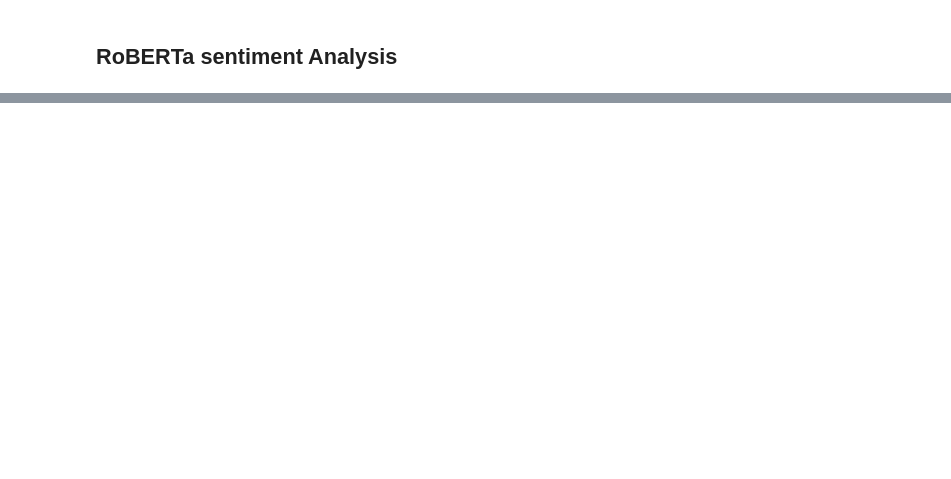
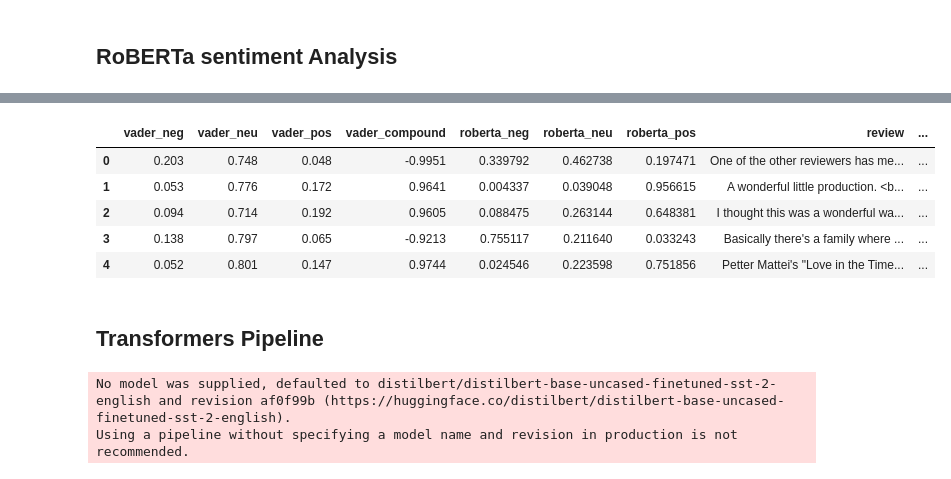
Before and after one commit to yaseminkhan/sentimentAnalysis, a Jupyter notebook: sentimentAnalysis.ipynb, the cells around one changed output, grey strips where cells are left out. Drawn from its saved outputs; the diff is of its cells as text; code cells hidden in the pictures; blank space fills up the shorter version.

```diff
--- a/sentimentAnalysis.ipynb
+++ b/sentimentAnalysis.ipynb
@@ -47,6 +46,6 @@ nltk.download('vader_lexicon')
 [nltk_data]   Package vader_lexicon is already up-to-date!
 True
 # %%
-example = df["review"][800]
+example = df["review"][8]
 print(example)
 # %% [output]
@@ -162,0 +167,20 @@ plt.show()
+# %%
+#HuggingFace model that has already been trained on twitter data for sentiment analysis
+MODEL = "cardiffnlp/twitter-roberta-base-sentiment"
+tokenizer = AutoTokenizer.from_pretrained(MODEL)
+model = AutoModelForSequenceClassification.from_pretrained(MODEL)
+# %%
+def polarity_scores_roberta(example):
+  # Run for Roberta Model
+  encoded_text = tokenizer(example, return_tensors='pt') # converts text to 1/0 for model to understand
+  # print(encoded_text)
+  output = model(**encoded_text)
+  scores = output[0][0].detach().numpy() # convert from tensor to numpy to store locally
+  scores = softmax(scores)
+  # dictionary to store values
+  scores_dict = {
+      'roberta_neg' : scores[0],
+      'roberta_neu' : scores[1],
+      'roberta_pos' : scores[2]
+  }
+  return scores_dict
@@ -162,0 +210,23 @@ plt.show()
+# %%
+# convert results to df
+results_df = pd.DataFrame(result).T
+
+# merge scores with df
+results_df = results_df.merge(df, how='left', left_index=True, right_index=True)
+results_df.head()
+# %% [output]
+|  | vader_neg | vader_neu | vader_pos | vader_compound | roberta_neg | roberta_neu | roberta_pos | review | ... |
+| 0 | 0.203 | 0.748 | 0.048 | -0.9951 | 0.339792 | 0.462738 | 0.197471 | One of the other reviewers has me... | ... |
+| 1 | 0.053 | 0.776 | 0.172 | 0.9641 | 0.004337 | 0.039048 | 0.956615 | A wonderful little production. <b... | ... |
+| 2 | 0.094 | 0.714 | 0.192 | 0.9605 | 0.088475 | 0.263144 | 0.648381 | I thought this was a wonderful wa... | ... |
+| 3 | 0.138 | 0.797 | 0.065 | -0.9213 | 0.755117 | 0.211640 | 0.033243 | Basically there's a family where ... | ... |
+| 4 | 0.052 | 0.801 | 0.147 | 0.9744 | 0.024546 | 0.223598 | 0.751856 | Petter Mattei's "Love in the Time... | ... |
+# %% [markdown]
+## Transformers Pipeline
+# %%
+from transformers import pipeline
+
+sent_pipeline = pipeline("sentiment-analysis")
+# %% [output]
+No model was supplied, defaulted to distilbert/distilbert-base-uncased-finetuned-sst-2-english and revision af0f99b (https://huggingface.co/distilbert/distilbert-base-uncased-finetuned-sst-2-english).
+Using a pipeline without specifying a model name and revision in production is not recommended.
```
Also changed, not shown: parts of 15 cells of this notebook.
